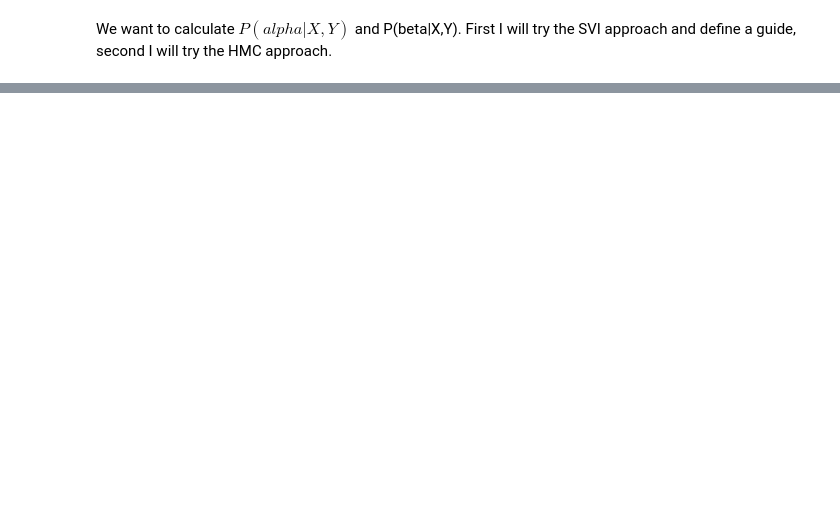
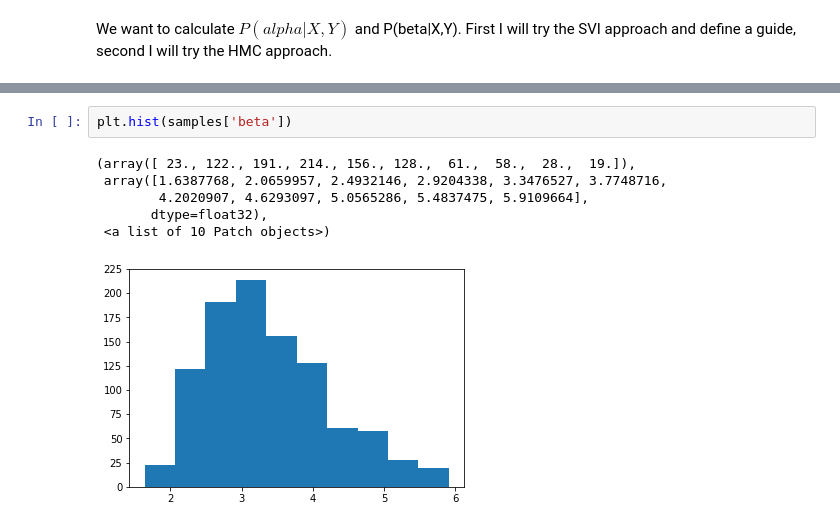
Before and after one commit to altdeep/causalML, a Jupyter notebook: tutorials/Independence_of_mechanisms/indep_mechanism.ipynb, the cells around one changed output, grey strips where cells are left out. Cells and saved outputs as stored; diff of their text form; blank space fills up the shorter version.

```diff
--- a/tutorials/Independence_of_mechanisms/indep_mechanism.ipynb
+++ b/tutorials/Independence_of_mechanisms/indep_mechanism.ipynb
@@ -118,0 +81,9 @@ tensor(2.1285)
+# %%
+plt.hist(samples['beta'])
+# %% [output]
+(array([ 23., 122., 191., 214., 156., 128.,  61.,  58.,  28.,  19.]),
+ array([1.6387768, 2.0659957, 2.4932146, 2.9204338, 3.3476527, 3.7748716,
+        4.2020907, 4.6293097, 5.0565286, 5.4837475, 5.9109664],
+       dtype=float32),
+ <a list of 10 Patch objects>)
+[figure, added]
```
Also changed, not shown: parts of 17 cells of this notebook.
